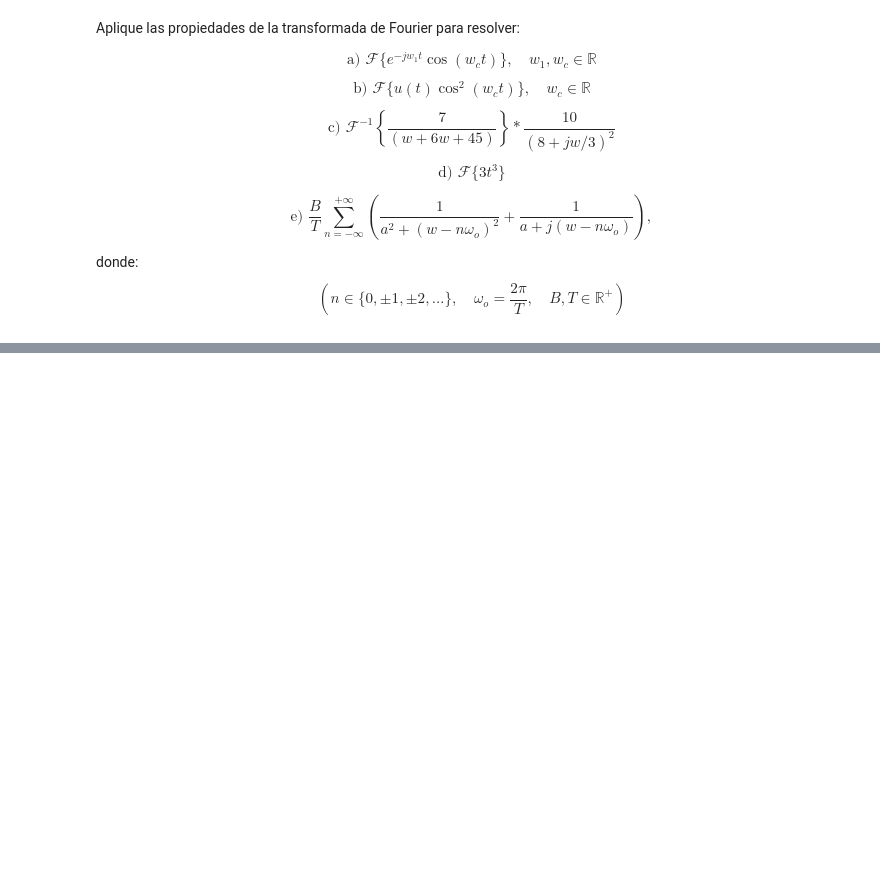
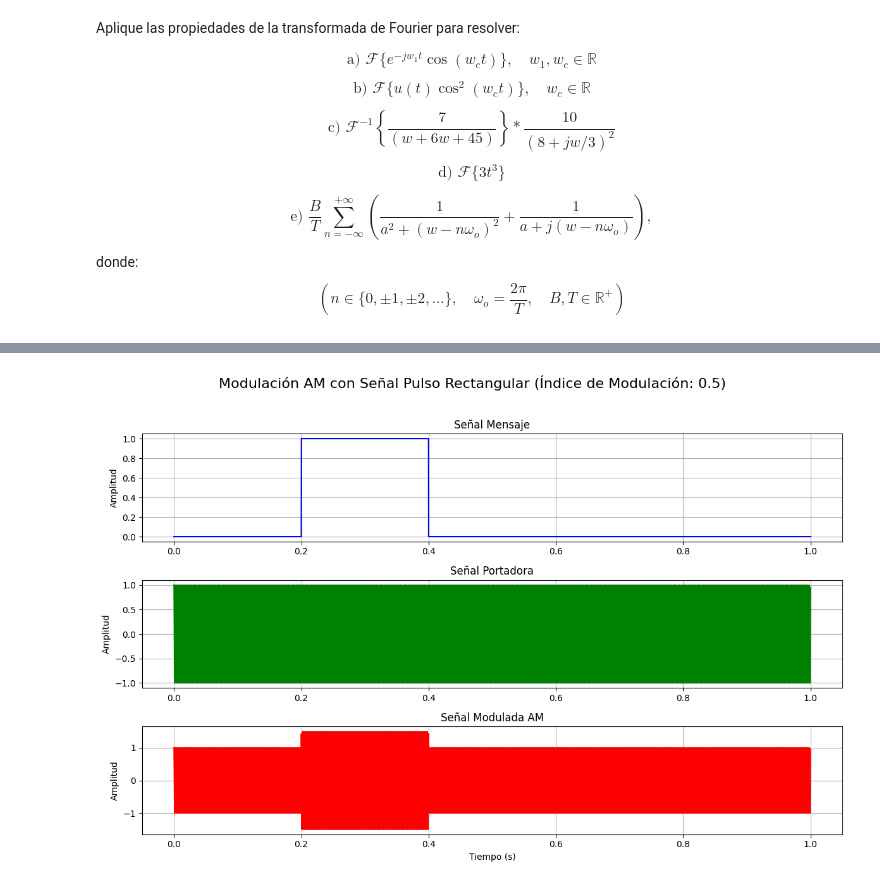
Before and after one commit to Sebastian-Torres-Gamboa/SenalesSistemas, a Jupyter notebook: TALLER2SyS.ipynb, the cells around one changed output, grey strips where cells are left out. Drawn from its saved outputs; the diff is of its cells as text; code cells hidden in the pictures; blank space fills up the shorter version.

```diff
--- a/TALLER2SyS.ipynb
+++ b/TALLER2SyS.ipynb
@@ -239,0 +534,98 @@ donde:$$ ( n \in \{0, \pm1, \pm2, \dots\}, \quad \omega_o = \frac{2\pi}{T}, \qua
+# %%
+import numpy as np
+import matplotlib.pyplot as plt
+from scipy.fft import rfft, rfftfreq
+
+def graficar_senales(tiempo, mensaje, portadora, señal_am, indice_mod, tipo_mensaje):
+    """
+    Función para graficar señales en tiempo y frecuencia.
+    """
+    # --- Dominio del Tiempo ---
+    plt.figure(figsize=(12, 8))
+    plt.suptitle(f'Modulación AM con Señal {tipo_mensaje} (Índice de Modulación: {indice_mod})', fontsize=16)
+
+    plt.subplot(3, 1, 1)
+    plt.title('Señal Mensaje')
+    plt.plot(tiempo, mensaje, 'b')
+    plt.ylabel('Amplitud')
+    plt.grid(True)
+
+    plt.subplot(3, 1, 2)
+    plt.title('Señal Portadora')
+    plt.plot(tiempo, portadora, 'g')
+    plt.ylabel('Amplitud')
+    plt.grid(True)
+
+    plt.subplot(3, 1, 3)
+    plt.title('Señal Modulada AM')
+    plt.plot(tiempo, señal_am, 'r')
+    plt.xlabel('Tiempo (s)')
+    plt.ylabel('Amplitud')
+    plt.grid(True)
+
+    plt.tight_layout(rect=[0, 0, 1, 0.96])
+    plt.show()
+
+    # --- Dominio de la Frecuencia ---
+    num_muestras = len(tiempo)
+    intervalo = tiempo[1] - tiempo[0]
+
+    espectro_mensaje = rfft(mensaje)
+    frec_mensaje = rfftfreq(num_muestras, intervalo)
+
+    espectro_am = rfft(señal_am)
+    frec_am = rfftfreq(num_muestras, intervalo)
+
+    plt.figure(figsize=(12, 6))
+    plt.suptitle(f'Espectro de Frecuencia (FFT) - Señal {tipo_mensaje}', fontsize=16)
+
+    plt.subplot(2, 1, 1)
+    plt.title('Espectro de la Señal Mensaje')
+    plt.plot(frec_mensaje, np.abs(espectro_mensaje), 'b')
+    plt.ylabel('|M(f)|')
+    plt.xlim(0, f_portadora * 0.1)
+    plt.grid(True)
+
+    plt.subplot(2, 1, 2)
+    plt.title('Espectro de la Señal Modulada AM')
+    plt.plot(frec_am, np.abs(espectro_am), 'r')
+    plt.xlabel('Frecuencia (Hz)')
+    plt.ylabel('|S(f)|')
+    plt.xlim(0, f_portadora * 2)
+    plt.grid(True)
+
+    plt.tight_layout(rect=[0, 0, 1, 0.95])
+    plt.show()
+
+# --- Parámetros Generales ---
+fs = 10000  # Frecuencia de muestreo (Hz)
+tiempo = np.arange(0, 1.0, 1/fs)  # Vector de tiempo
+
+# Frecuencias
+f_portadora = 500
+f_mensaje = 10
+
+# Amplitudes
+amp_portadora = 1.0
+amp_mensaje = 1.0
+
+# Índice de Modulación
+indice_mod = float(input("Introduce el índice de modulación (ej. 0.5, 1.0, 1.5): "))
+sensibilidad = indice_mod / amp_mensaje
+
+# Señal Portadora
+onda_portadora = amp_portadora * np.cos(2 * np.pi * f_portadora * tiempo)
+
+# Señal Mensaje - Pulso
+mensaje_pulso = np.zeros_like(tiempo)
+mensaje_pulso[(tiempo > 0.2) & (tiempo < 0.4)] = amp_mensaje
+am_pulso = amp_portadora * (1 + sensibilidad * mensaje_pulso) * np.cos(2 * np.pi * f_portadora * tiempo)
+
+graficar_senales(tiempo, mensaje_pulso, onda_portadora, am_pulso, indice_mod, "Pulso Rectangular")
+
+# Señal Mensaje - Coseno
+mensaje_coseno = amp_mensaje * np.cos(2 * np.pi * f_mensaje * tiempo)
+am_coseno = amp_portadora * (1 + sensibilidad * mensaje_coseno) * np.cos(2 * np.pi * f_portadora * tiempo)
+
+graficar_senales(tiempo, mensaje_coseno, onda_portadora, am_coseno, indice_mod, "Cosenoidal")
+# %% [output]
@@ -239,0 +633 @@ donde:$$ ( n \in \{0, \pm1, \pm2, \dots\}, \quad \omega_o = \frac{2\pi}{T}, \qua
+[figure, added]
```
Also changed, not shown: parts of 7 cells of this notebook.
